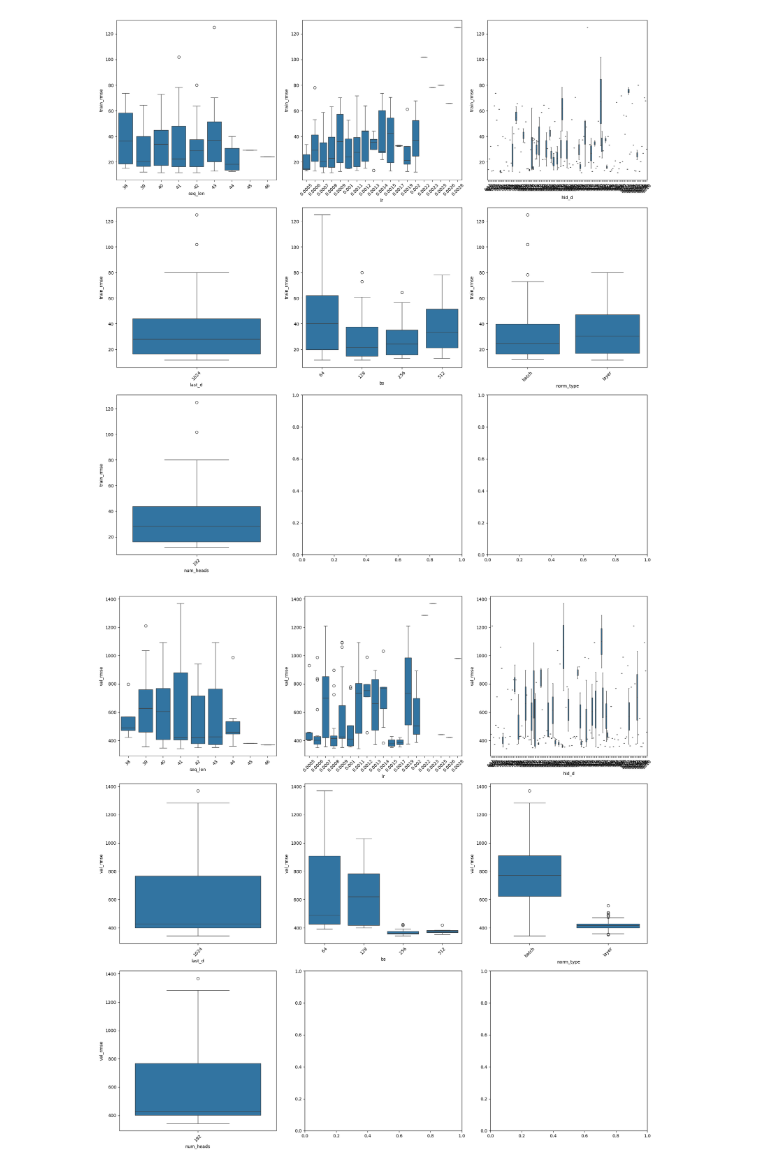
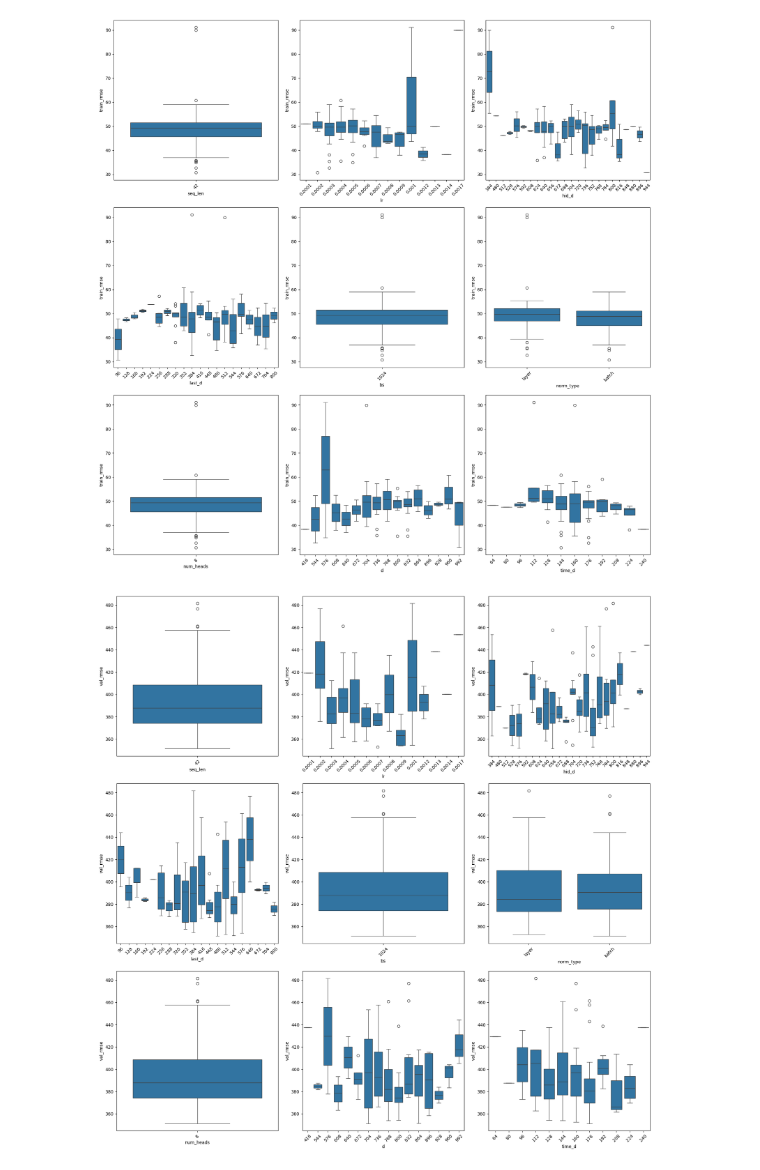
Before and after one commit to Pein2017/Wind-Power-Prediction, a Jupyter notebook: results_analysis/metrics_settings_analysis.ipynb, the cells around one changed output. Saved outputs shown, nothing was run; the diff lists cells and outputs as text; code cells hidden in the pictures.

```diff
--- a/results_analysis/metrics_settings_analysis.ipynb
+++ b/results_analysis/metrics_settings_analysis.ipynb
@@ -5,20 +5,20 @@ import numpy as np
 import matplotlib.pyplot as plt
 import seaborn as sns
 # %%
-time_folder = "24-08-10-v6"
+time_folder = "24-08-12"
 base_folder = "/data3/lsf/Pein/Power-Prediction/res_output/"
 
 path = base_folder + time_folder + "_result/" + time_folder + "-joined_metrics.csv"
 df = pd.read_csv(path)
 
 # Truncate values larger than 3000 to be 3000
-clip_value = 30
+clip_value = 1000
 df["train_rmse"] = df["train_rmse"].clip(upper=clip_value)
 df["val_rmse"] = df["val_rmse"].clip(upper=clip_value)
 df["test_rmse"] = df["test_rmse"].clip(upper=clip_value)
 
 # Display the first few rows of the dataframe
-print(df.head())
+print(df.columns)
 
 # remove those rows where the val_rmse and test_rmse are larger than 1000
 # df = df[df["val_rmse"] <= 1000]
@@ -100,7 +96,7 @@ def plot_rmse_effects(df, x, y=['train_rmse', 'val_rmse', 'test_rmse']):
         plt.tight_layout()
         plt.show()
 # %%
-plot_rmse_effects(df, x=["seq_len", "lr", "hid_d", "last_d", "bs","norm_type","num_heads"])
+plot_rmse_effects(df, x=["seq_len", "lr", "hid_d", "last_d", "bs","norm_type","num_heads","d",'time_d'])
 # %% [output]
-[figure, old version]
+[figure, new version]
-[figure, old version]
+[figure, new version]
```
Also changed, not shown: parts of 5 cells of this notebook, 32 other files.
